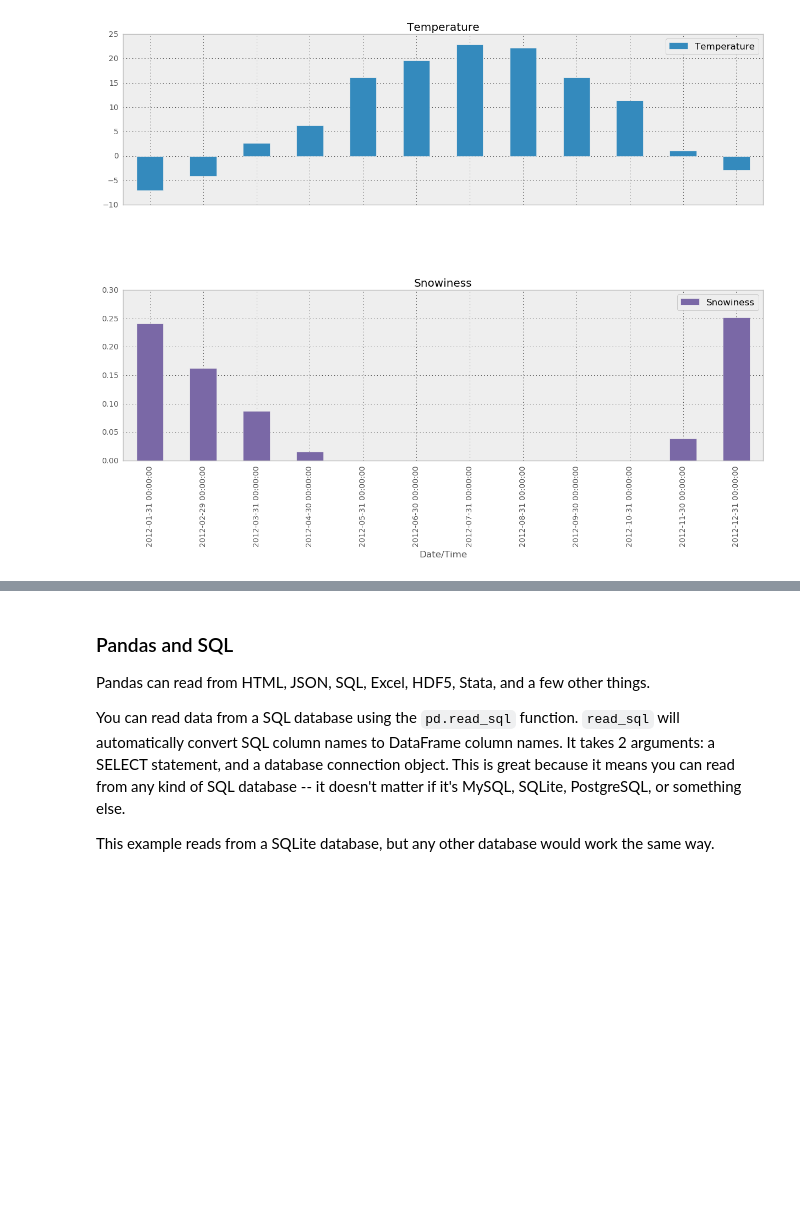
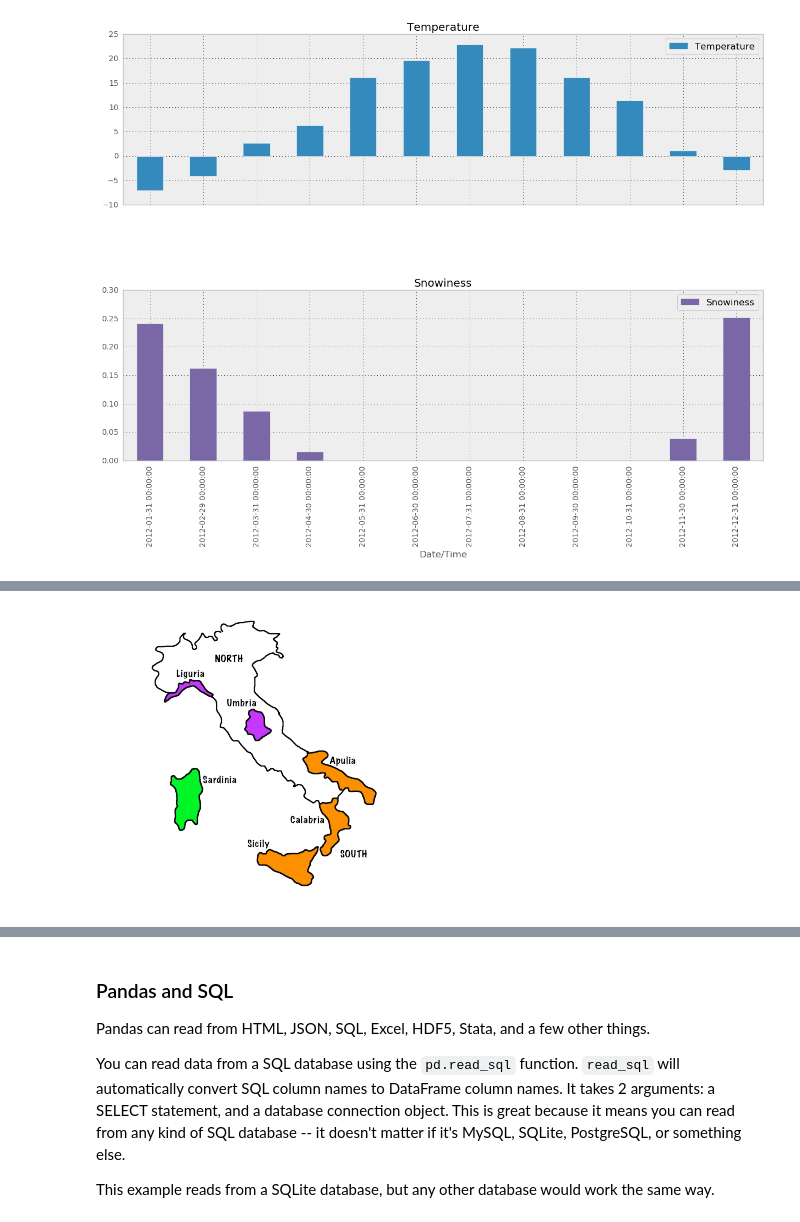
Before and after one commit to andrgig/Data-Science-for-Management, a Jupyter notebook: Python Course for Data Science.ipynb, the cells around one changed output, grey strips where cells are left out. Saved outputs shown, nothing was run; the diff lists cells and outputs as text; code cells hidden in the pictures; blank space fills up the shorter version.

```diff
--- a/Python Course for Data Science.ipynb
+++ b/Python Course for Data Science.ipynb
@@ -2107,0 +2127,5 @@ array([<matplotlib.axes._subplots.AxesSubplot object at 0x...>,
+# %%
+from IPython.display import Image
+Image(filename='data/Italy.png')
+# %% [output]
+[figure, added]
```
Also changed, not shown: parts of 60 cells of this notebook, 2 other files.
